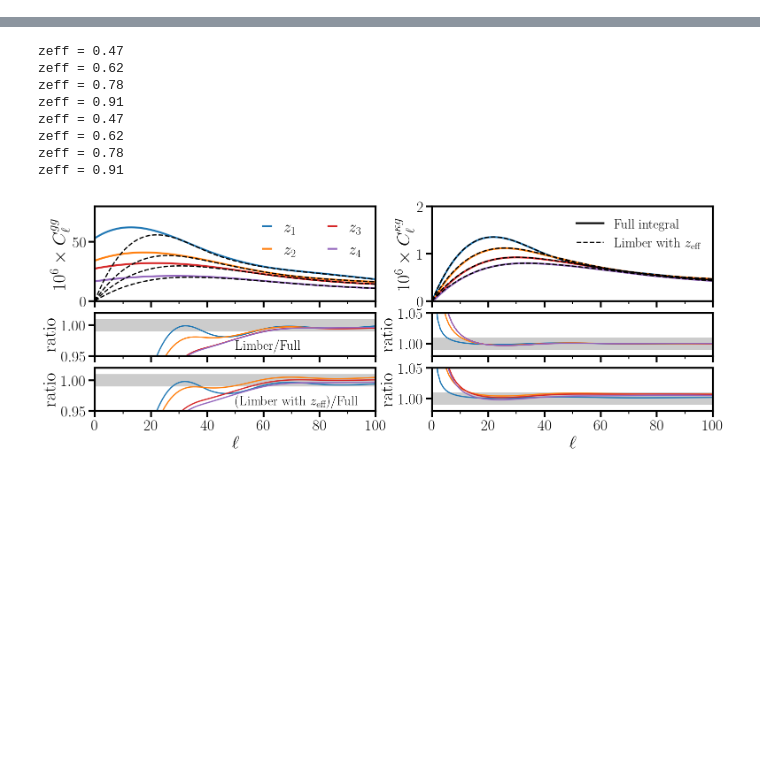
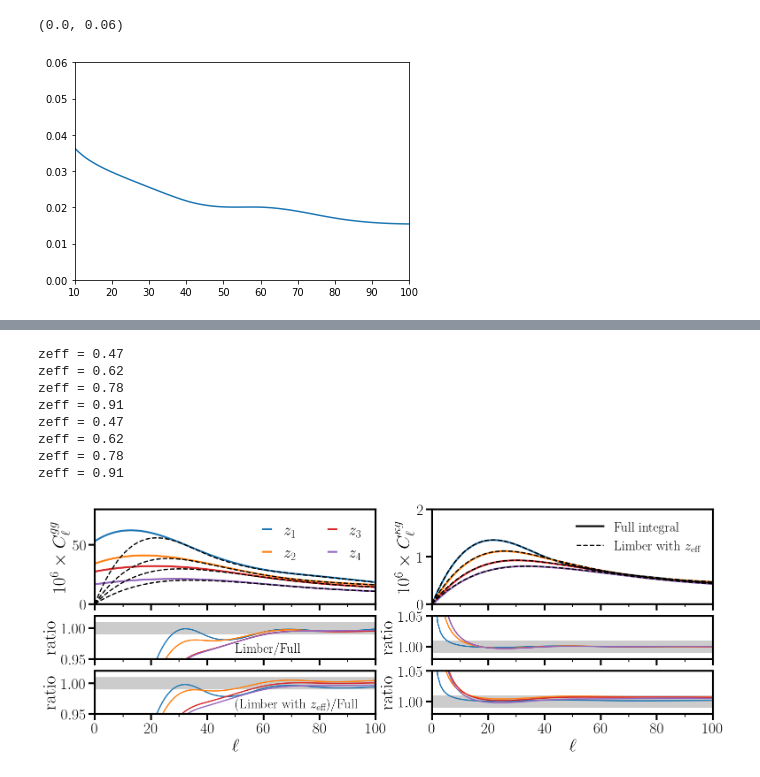
Before and after one commit to Joletaxi19/desi-cmb-lensing-joint-analysis, a Jupyter notebook: notebooks/beyondLimber.ipynb, the cells around one changed output, grey strips where cells are left out. Saved outputs shown, nothing was run; the diff lists cells and outputs as text; code cells hidden in the pictures; blank space fills up the shorter version.

```diff
--- a/notebooks/beyondLimber.ipynb
+++ b/notebooks/beyondLimber.ipynb
@@ -127,0 +162,7 @@ matplotlib.rcParams['text.latex.preamble'] = r'\usepackage{amsmath}'
+# %%
+plt.plot(l,ckg_1l_zeff/ckg_1l_zeff_nomag-1)
+plt.xlim(10,100)
+plt.ylim(0,0.06)
+# %% [output]
+(0.0, 0.06)
+[figure, added]
```
Also changed, not shown: parts of 6 cells of this notebook, 1 other file.
